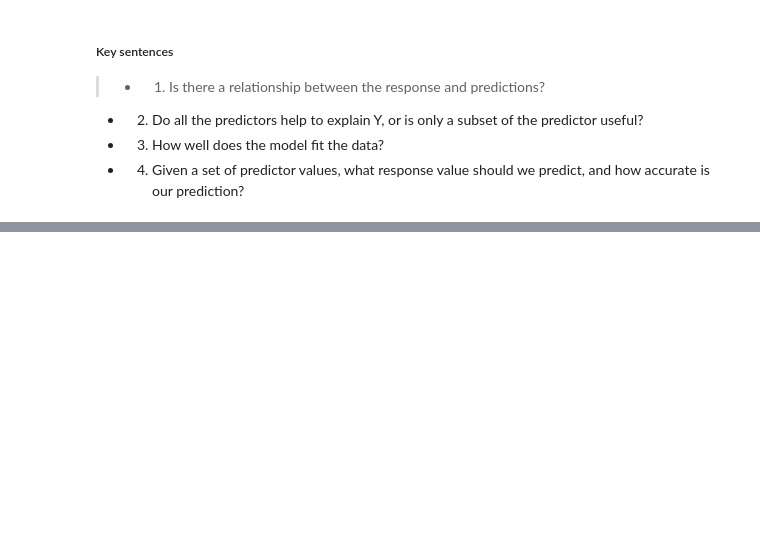
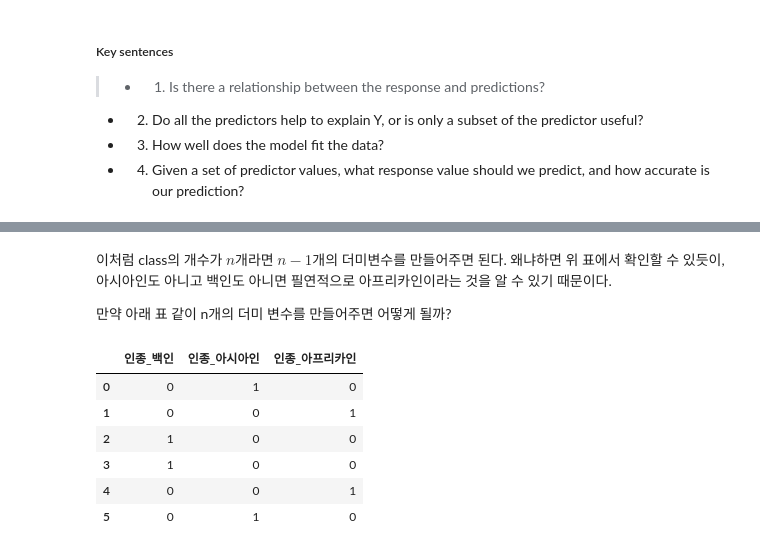
Before and after one commit to SONG-WONHO/ISLR, a Jupyter notebook: Chapter 03 - Linear Regression.ipynb, the cells around one changed output, grey strips where cells are left out. Saved outputs shown, nothing was run; the diff lists cells and outputs as text; code cells hidden in the pictures; blank space fills up the shorter version.

```diff
--- a/Chapter 03 - Linear Regression.ipynb
+++ b/Chapter 03 - Linear Regression.ipynb
@@ -270,0 +335,15 @@ RSE(RMSE) = \sqrt{\frac{1}{n-(p+1)}RSS}
+# %% [markdown]
+이처럼 class의 개수가 $n$개라면 $n-1$개의 더미변수를 만들어주면 된다. 왜냐하면 위 표에서 확인할 수 있듯이, 아시아인도 아니고 백인도 아니면 필연적으로 아프리카인이라는 것을 알 수 있기 때문이다.
+
+만약 아래 표 같이 n개의 더미 변수를 만들어주면 어떻게 될까?
+# %%
+df = pd.DataFrame({"인종":["아시아인", "아프리카인", "백인", "백인", "아프리카인", "아시아인"]})
+pd.get_dummies(df)
+# %% [output]
+|  | 인종_백인 | 인종_아시아인 | 인종_아프리카인 |
+| 0 | 0 | 1 | 0 |
+| 1 | 0 | 0 | 1 |
+| 2 | 1 | 0 | 0 |
+| 3 | 1 | 0 | 0 |
+| 4 | 0 | 0 | 1 |
+| 5 | 0 | 1 | 0 |
```
Also changed, not shown: parts of 11 cells of this notebook.
